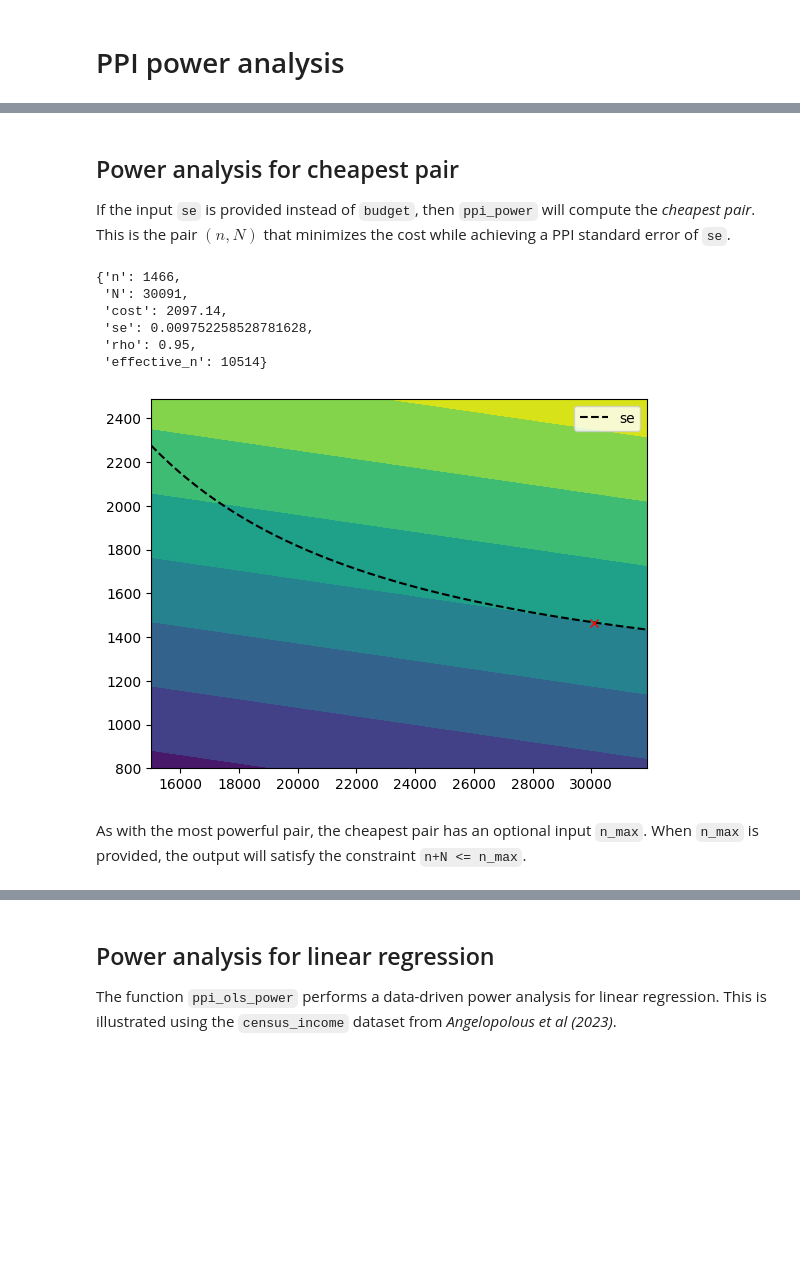
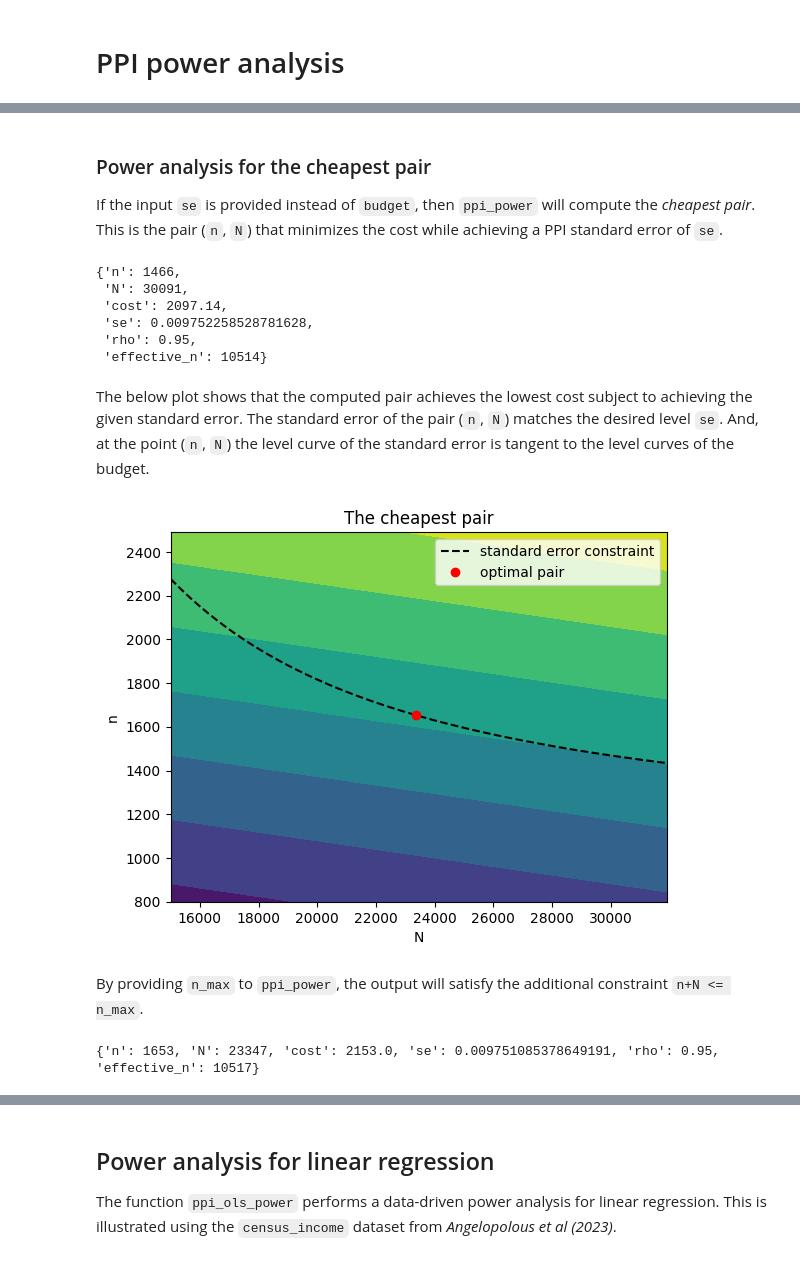
Before and after one commit to aangelopoulos/ppi_py, a Jupyter notebook: examples/power_analysis.ipynb, the cells around one changed output, grey strips where cells are left out. Drawn from its saved outputs; the diff is of its cells as text; code cells hidden in the pictures; blank space fills up the shorter version.

```diff
--- a/examples/power_analysis.ipynb
+++ b/examples/power_analysis.ipynb
@@ -93,7 +119,7 @@ plt.show()
 # %% [markdown]
-## Power analysis for cheapest pair
+### Power analysis for the cheapest pair
 
-If the input `se` is provided instead of `budget`, then `ppi_power` will compute the *cheapest pair*. This is the pair $(n,N)$ that minimizes the cost while achieving a PPI standard error of `se`.
+If the input `se` is provided instead of `budget`, then `ppi_power` will compute the *cheapest pair*. This is the pair (`n`, `N`) that minimizes the cost while achieving a PPI standard error of `se`.
 # %%
 rho = 0.95
 sigma_sq = 1
@@ -112,23 +138,34 @@ optimal_pair
  'se': 0.009752258528781628,
  'rho': 0.95,
  'effective_n': 10514}
+# %% [markdown]
+The below plot shows that the computed pair achieves the lowest cost subject to achieving the given standard error. The standard error of the pair (`n`, `N`) matches the desired level `se`. And, at the point (`n`, `N`) the level curve of the standard error is tangent to the level curves of the budget.
 # %%
 n = np.arange(800, 2500, 10)
 N = np.arange(15000, 32000, 100)
 ns, Ns = np.meshgrid(n, N)
 costs = ns * (cost_X + cost_Yhat + cost_Y) + Ns * (cost_X + cost_Yhat)
 plt.contourf(Ns, ns, costs)
 
 n_se = (-se**2 * N + sigma_sq + (se**4 *N **2 + 2*se**2 * N * sigma_sq - 4 * se**2 * N * rho**2 * sigma_sq + sigma_sq**2)**0.5) /2/se**2
-plt.plot(N, n_se, "k--", label = "se")
+plt.plot(N, n_se, "k--", label = "standard error constraint")
 
 n_opt = optimal_pair['n']
 N_opt = optimal_pair['N']
-plt.plot(N_opt, n_opt, 'rx')
+plt.plot(N_opt, n_opt, 'ro', label = "optimal pair")
+plt.xlabel("N")
+plt.ylabel("n")
+plt.title("The cheapest pair")
 plt.legend()
 plt.show()
 # %% [output]
-[figure, old version]
+[figure, new version]
 # %% [markdown]
-As with the most powerful pair, the cheapest pair has an optional input `n_max`. When `n_max` is provided, the output will satisfy the constraint `n+N <= n_max`.
+By providing `n_max` to `ppi_power`, the output will satisfy the additional constraint `n+N <= n_max`.
+# %%
+n_max = 25000
+optimal_pair = ppi_power(sigma_sq, rho, cost_Y, cost_Yhat, cost_X, se = se, n_max = n_max)
+print(optimal_pair)
+# %% [output]
+{'n': 1653, 'N': 23347, 'cost': 2153.0, 'se': 0.009751085378649191, 'rho': 0.95, 'effective_n': 10517}
 # %%
```
Also changed, not shown: parts of 29 cells of this notebook, 1 other file.
